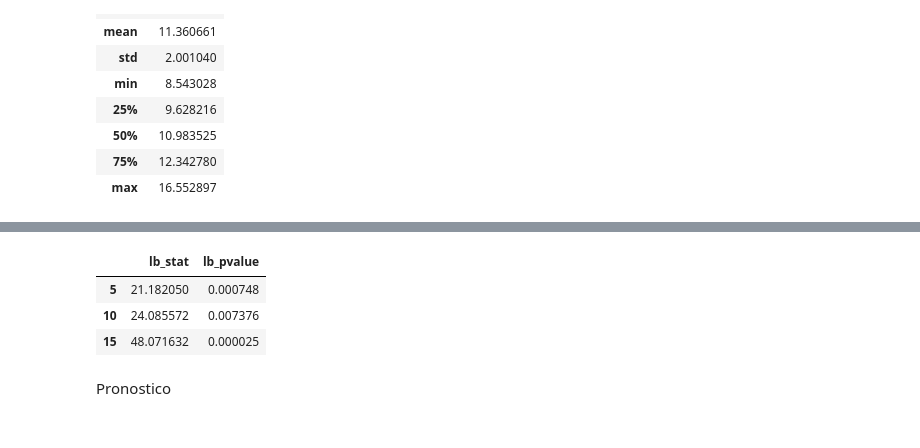
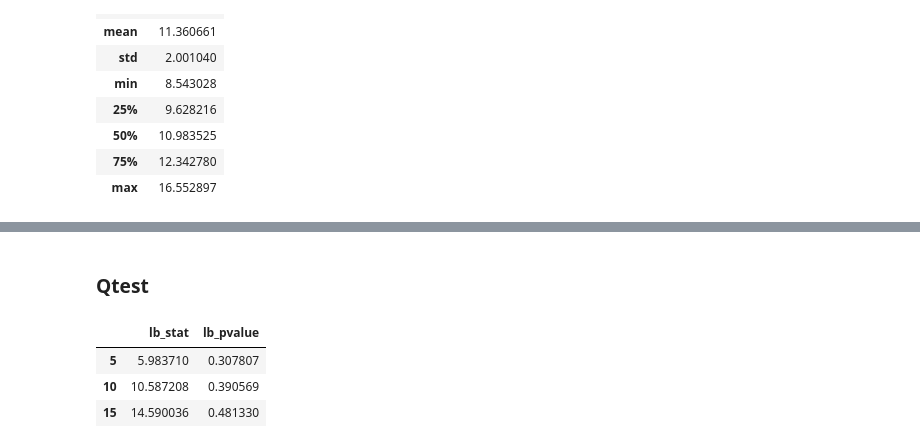
Before and after one commit to jguerrae/Series-de-tiempo-Uniandes, a Jupyter notebook: 7_EvaluaciónPronPunto (C8)/8_EvalPronPun.ipynb, the cells around one changed output, grey strips where cells are left out. Drawn from its saved outputs; the diff is of its cells as text; code cells hidden in the pictures.

```diff
--- a/7_EvaluaciónPronPunto (C8)/8_EvalPronPun.ipynb
+++ b/7_EvaluaciónPronPunto (C8)/8_EvalPronPun.ipynb
@@ -171,5 +77,0 @@ Efectos estacionales
-# %%
-df["MES"] = df.index
-df["MES"] = df["MES"].dt.month
-df = pd.concat([df, pd.get_dummies(df["MES"])], axis = 1)
-# df = df.drop(columns = "MES")
@@ -332,0 +187,6 @@ Q-test
+# %%
+f1 = []
+f2 = []
+
+df["F1"] = np.nan
+df["F2"] = np.nan
@@ -332,0 +210,9 @@ Q-test
+# %%
+for i in range(0,99):
+    model1 = ARIMA(df["TD_SA"][i: 130+i], order=(4, 1, 2)).fit() #MODELOS CON ROLLING WINDOW
+    model2 = ARIMA(df["TD_SA"][i: 130+i], order=(5, 1, 2)).fit()
+
+    df.iloc[130+i, 2] = model1.forecast(1)[0] #FORECAST F1
+    df.iloc[130+i, 3] = model2.forecast(1)[0] #FORECAST F2
+
+df.iloc[137, 3] = df.iloc[137, 2]
@@ -332,0 +243,3 @@ Q-test
+# %%
+df["e1"] = df["TD_SA"] - df["F1"]
+df["e2"] = df["TD_SA"] - df["F2"]
@@ -333,17 +332,17 @@ Q-test
+# %% [markdown]
+### Qtest
 # %%
 from statsmodels.stats.diagnostic import acorr_ljungbox as QTest
 # %%
 A = pd.DataFrame() #creamos un dataframe vacío
 
 for i in range(5,16,5): #en un rango del 1 al 15 de 5 en 5 (...)
-    B  = QTest(residuales2, lags=[i], return_df=True) #Estimamos la prueba para cada uno de los rezagos y (...)
+    B  = QTest(df.e1.dropna(), lags=[i], return_df=True) #Estimamos la prueba para cada uno de los rezagos y (...)
     A = pd.concat([A,B]) # la concatenamos verticalmente con las demás pruebas
 
 A
 # %% [output]
 |  | lb_stat | lb_pvalue |
-| 5 | 21.182050 | 0.000748 |
-| 10 | 24.085572 | 0.007376 |
-| 15 | 48.071632 | 0.000025 |
+| 5 | 5.983710 | 0.307807 |
+| 10 | 10.587208 | 0.390569 |
+| 15 | 14.590036 | 0.481330 |
-# %% [markdown]
-Pronostico
```
Also changed, not shown: parts of 76 cells of this notebook, 1 other file.
